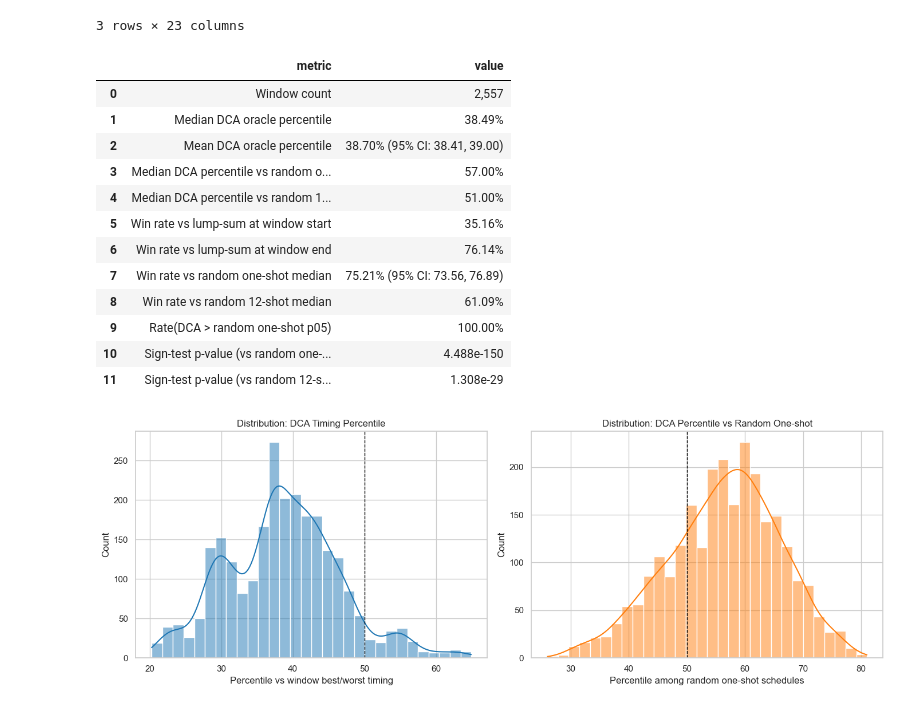
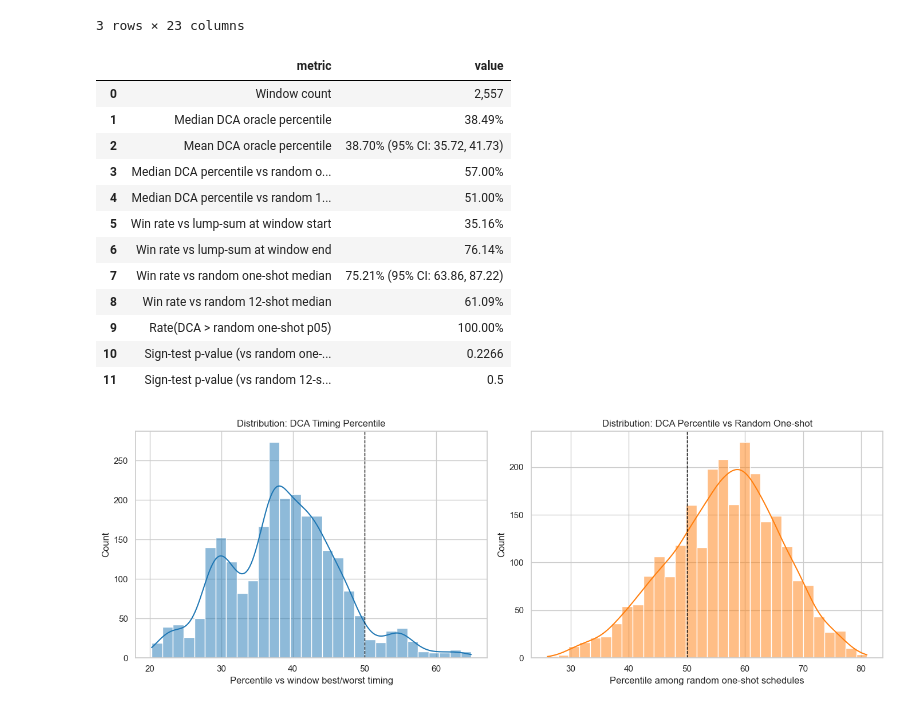
Before and after one commit to mmidlash/bitcoin-analytics-capstone-template, a Jupyter notebook: eda/EDA_Executive.ipynb, the cells around one changed output. Saved outputs shown, nothing was run; the diff lists cells and outputs as text; code cells hidden in the pictures.

```diff
--- a/eda/EDA_Executive.ipynb
+++ b/eda/EDA_Executive.ipynb
@@ -297,17 +297,29 @@ Evaluated windows: 2,557
 | 2018-01-03 | 366 | 14871.414334 | 6662.098173 | 26424.347405 | 31396.44436 | 5846.725992 | ... |
 3 rows × 23 columns
 # %%
-def bootstrap_ci_mean(values, n_boot: int = 2000, alpha: float = 0.05, seed: int = 123):
+def block_bootstrap_ci_mean(values, block_size: int = 365, n_boot: int = 2000, alpha: float = 0.05, seed: int = 123):
     arr = np.asarray(values, dtype=float)
     arr = arr[np.isfinite(arr)]
-    if arr.size == 0:
+    n = arr.size
+
+    if n == 0:
         return (np.nan, np.nan, np.nan)
 
     local_rng = np.random.default_rng(seed)
-    samples = local_rng.choice(arr, size=(n_boot, arr.size), replace=True)
-    means = samples.mean(axis=1)
+    num_blocks = int(np.ceil(n / block_size))
+    means = np.empty(n_boot)
+
+    for i in range(n_boot):
+        start_indices = local_rng.integers(0, n, size=num_blocks)
+        offsets = np.arange(block_size)
+        indices = (start_indices[:, None] + offsets) % n
+        bootstrap_indices = indices.flatten()[:n]
+        bootstrap_sample = arr[bootstrap_indices]
+        means[i] = bootstrap_sample.mean()
+
     lower = np.quantile(means, alpha / 2)
     upper = np.quantile(means, 1 - alpha / 2)
+
     return (arr.mean(), lower, upper)
 
 
@@ -322,21 +334,32 @@ random_multi_pct_median = dca_eval_df["dca_vs_random_multi_percentile"].median()
 
 beats_lump_p05_rate = dca_eval_df["beats_random_lump_p05"].mean()
 
+
+WINDOW_LENGTH_DAYS = 365
+n_effective = max(1, len(dca_eval_df) // WINDOW_LENGTH_DAYS)
+
 binom_random_lump = binomtest(
-    int(dca_eval_df["win_vs_random_lump_median"].sum()),
-    len(dca_eval_df),
+    int(win_rate_random_lump * n_effective),
+    n_effective,
     p=0.5,
     alternative="greater",
 )
 binom_random_multi = binomtest(
-    int(dca_eval_df["win_vs_random_multi_median"].sum()),
-    len(dca_eval_df),
+    int(win_rate_random_multi * n_effective),
+    n_effective,
     p=0.5,
     alternative="greater",
 )
 
-mean_oracle_pct, oracle_ci_lo, oracle_ci_hi = bootstrap_ci_mean(dca_eval_df["dca_oracle_percentile"].values)
-mean_win_lump, win_lump_ci_lo, win_lump_ci_hi = bootstrap_ci_mean(dca_eval_df["win_vs_random_lump_median"].astype(float).values)
+# Apply Block Bootstrapping
+mean_oracle_pct, oracle_ci_lo, oracle_ci_hi = block_bootstrap_ci_mean(
+    dca_eval_df["dca_oracle_percentile"].values,
+    block_size=WINDOW_LENGTH_DAYS
+)
+mean_win_lump, win_lump_ci_lo, win_lump_ci_hi = block_bootstrap_ci_mean(
+    dca_eval_df["win_vs_random_lump_median"].astype(float).values,
+    block_size=WINDOW_LENGTH_DAYS
+)
 
 summary_table = pd.DataFrame(
     {
@@ -348,43 +371,43 @@ summary_table = pd.DataFrame(
             "Median DCA percentile vs random 12-shot",
             "Win rate vs lump-sum at window start",
             "Win rate vs lump-sum at window end",
             "Win rate vs random one-shot median",
             "Win rate vs random 12-shot median",
             "Rate(DCA > random one-shot p05)",
             "Sign-test p-value (vs random one-shot)",
             "Sign-test p-value (vs random 12-shot)",
         ],
         "value": [
             f"{len(dca_eval_df):,}",
             f"{oracle_median:.2f}%",
             f"{mean_oracle_pct:.2f}% (95% CI: {oracle_ci_lo:.2f}, {oracle_ci_hi:.2f})",
             f"{random_lump_pct_median:.2f}%",
             f"{random_multi_pct_median:.2f}%",
             f"{100 * win_rate_lump_start:.2f}%",
             f"{100 * win_rate_lump_end:.2f}%",
             f"{100 * win_rate_random_lump:.2f}% (95% CI: {100 * win_lump_ci_lo:.2f}, {100 * win_lump_ci_hi:.2f})",
             f"{100 * win_rate_random_multi:.2f}%",
             f"{100 * beats_lump_p05_rate:.2f}%",
             f"{binom_random_lump.pvalue:.4g}",
             f"{binom_random_multi.pvalue:.4g}",
         ],
     }
 )
 summary_table
 # %% [output]
 |  | metric | value |
 | 0 | Window count | 2,557 |
 | 1 | Median DCA oracle percentile | 38.49% |
-| 2 | Mean DCA oracle percentile | 38.70% (95% CI: 38.41, 39.00) |
+| 2 | Mean DCA oracle percentile | 38.70% (95% CI: 35.72, 41.73) |
 | 3 | Median DCA percentile vs random o... | 57.00% |
 | 4 | Median DCA percentile vs random 1... | 51.00% |
 | 5 | Win rate vs lump-sum at window start | 35.16% |
 | 6 | Win rate vs lump-sum at window end | 76.14% |
-| 7 | Win rate vs random one-shot median | 75.21% (95% CI: 73.56, 76.89) |
+| 7 | Win rate vs random one-shot median | 75.21% (95% CI: 63.86, 87.22) |
 | 8 | Win rate vs random 12-shot median | 61.09% |
 | 9 | Rate(DCA > random one-shot p05) | 100.00% |
-| 10 | Sign-test p-value (vs random one-... | 4.488e-150 |
-| 11 | Sign-test p-value (vs random 12-s... | 1.308e-29 |
+| 10 | Sign-test p-value (vs random one-... | 0.2266 |
+| 11 | Sign-test p-value (vs random 12-s... | 0.5 |
 # %%
 fig, axes = plt.subplots(1, 2, figsize=(14, 5))
 
```
Also changed, not shown: parts of 4 cells of this notebook.
